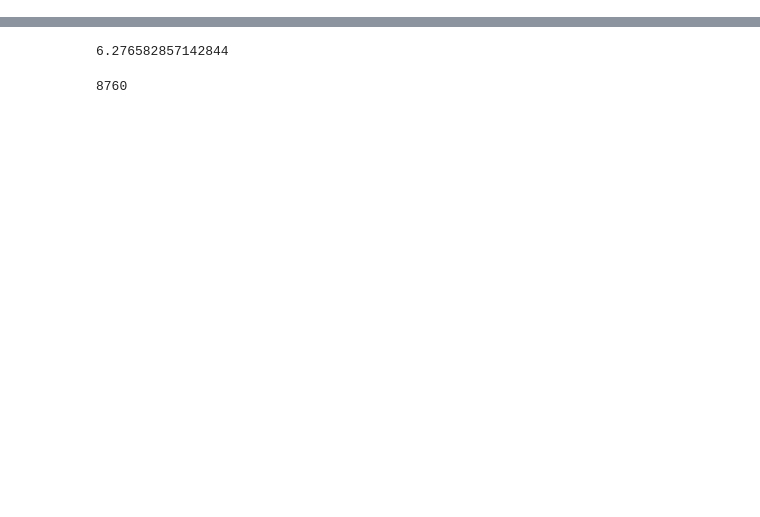
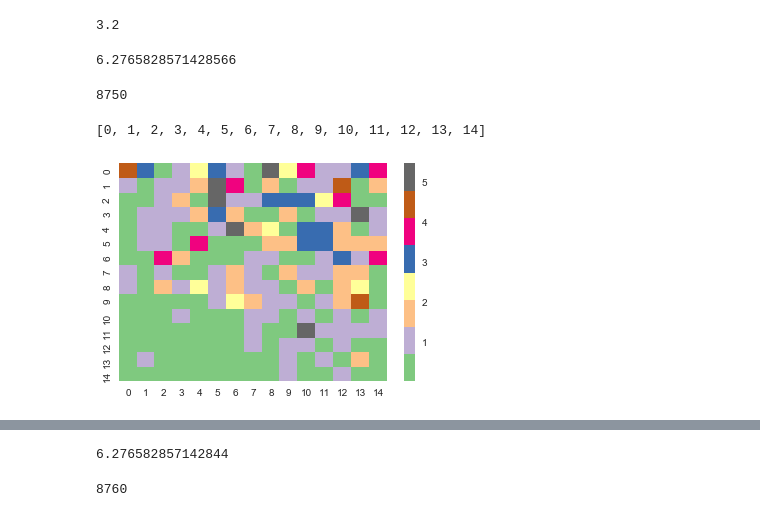
Before and after one commit to dpaolella/airproj, a Jupyter notebook: sandbox.ipynb, the cells around one changed output, grey strips where cells are left out. Cells and saved outputs as stored; diff of their text form; code cells hidden in the pictures; blank space fills up the shorter version.

```diff
--- a/sandbox.ipynb
+++ b/sandbox.ipynb
@@ -17,0 +29,2 @@ data = data.ix["2014"]
+# %%
+pm = data.pm.tolist()
@@ -17,0 +39,49 @@ data = data.ix["2014"]
+# %%
+pm.pop(2576)
+# %% [output]
+3.2
+# %%
+np.mean(pm)
+# %% [output]
+6.2765828571428566
+# %%
+len(pm)
+# %% [output]
+8750
+# %%
+[x+1 for x in range(15)]
+# %% [output]
+[0, 1, 2, 3, 4, 5, 6, 7, 8, 9, 10, 11, 12, 13, 14]
+# %%
+def rand(data, lengths, visits):
+    mean = np.mean(data)
+    results = []
+    for v in visits:
+        length_results = []
+        for l in lengths:
+            d = data.copy()
+            vloop = v
+            s = []
+            while vloop > 0:
+                r = random.randint(0,len(d)-1)
+                while len(d) < r + l:
+                    r = random.randint(0,len(d)-1)
+                for i in range(l):
+                    s.append(d.pop(r))
+                vloop -= l
+            length_results.append(abs(np.mean(s) - mean))
+        results.append(length_results)
+    return results
+# %%
+randTest = rand(pm, [x+1 for x in range(15)], [10, 20, 30, 40, 50, 60, 70, 80, 90, 100, 150, 200, 250, 300, 500])
+# randTest, s = rand(pm, [1], [1000])
+# df = pd.DataFrame(s)
+# df.hist()
+# %%
+# sns.color_palette("Paired", as_cmap=True)
+# cmap = sns.diverging_palette(240, 10, n=9, as_cmap=True)
+# sns.choose_diverging_palette()
+# cmap = sns.color_palette(240, 10, n=9, cmap=True)
+ax = sns.heatmap(randTest, cmap="Accent")
+# %% [output]
+[figure, added]
```
Also changed, not shown: parts of 19 cells of this notebook.
